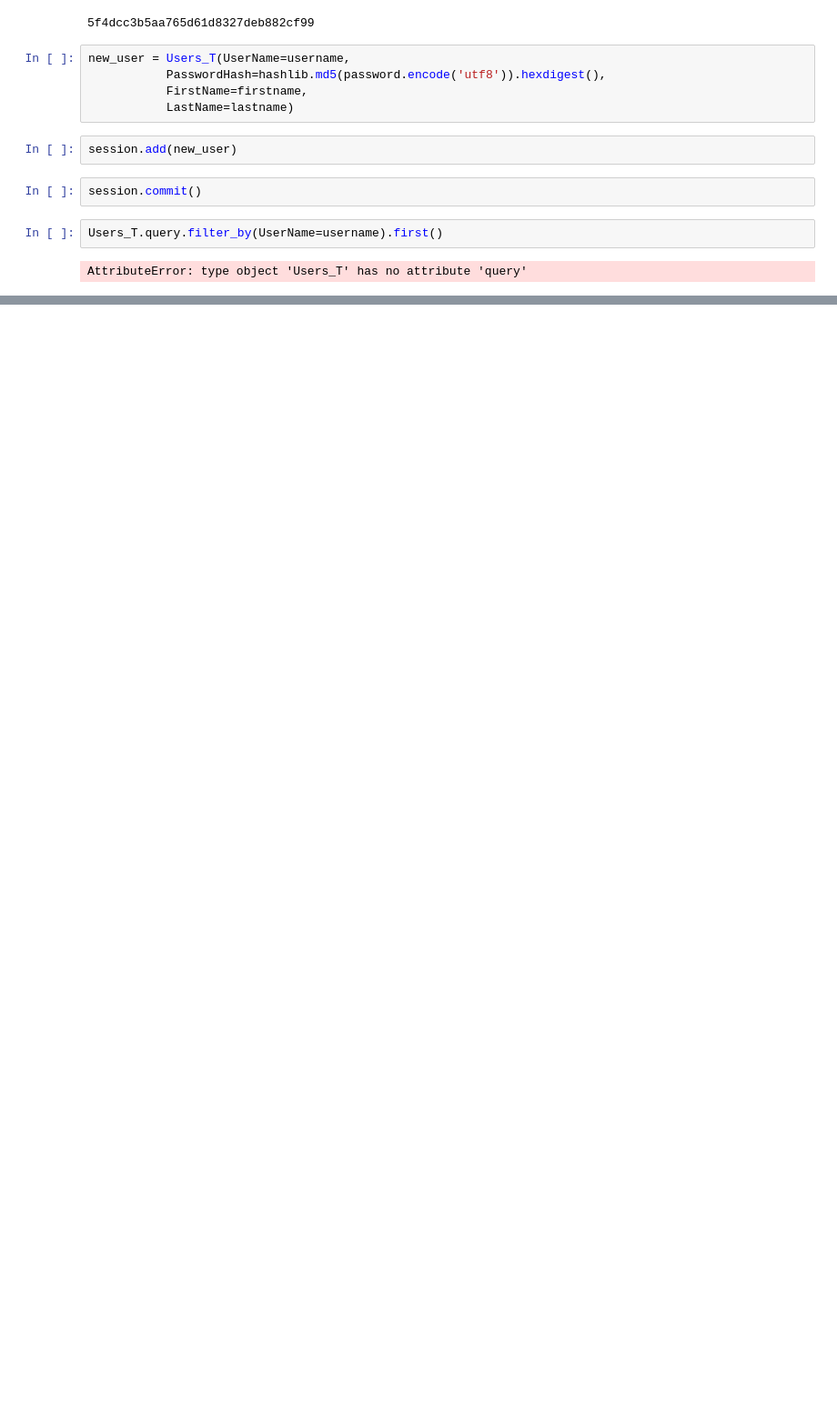
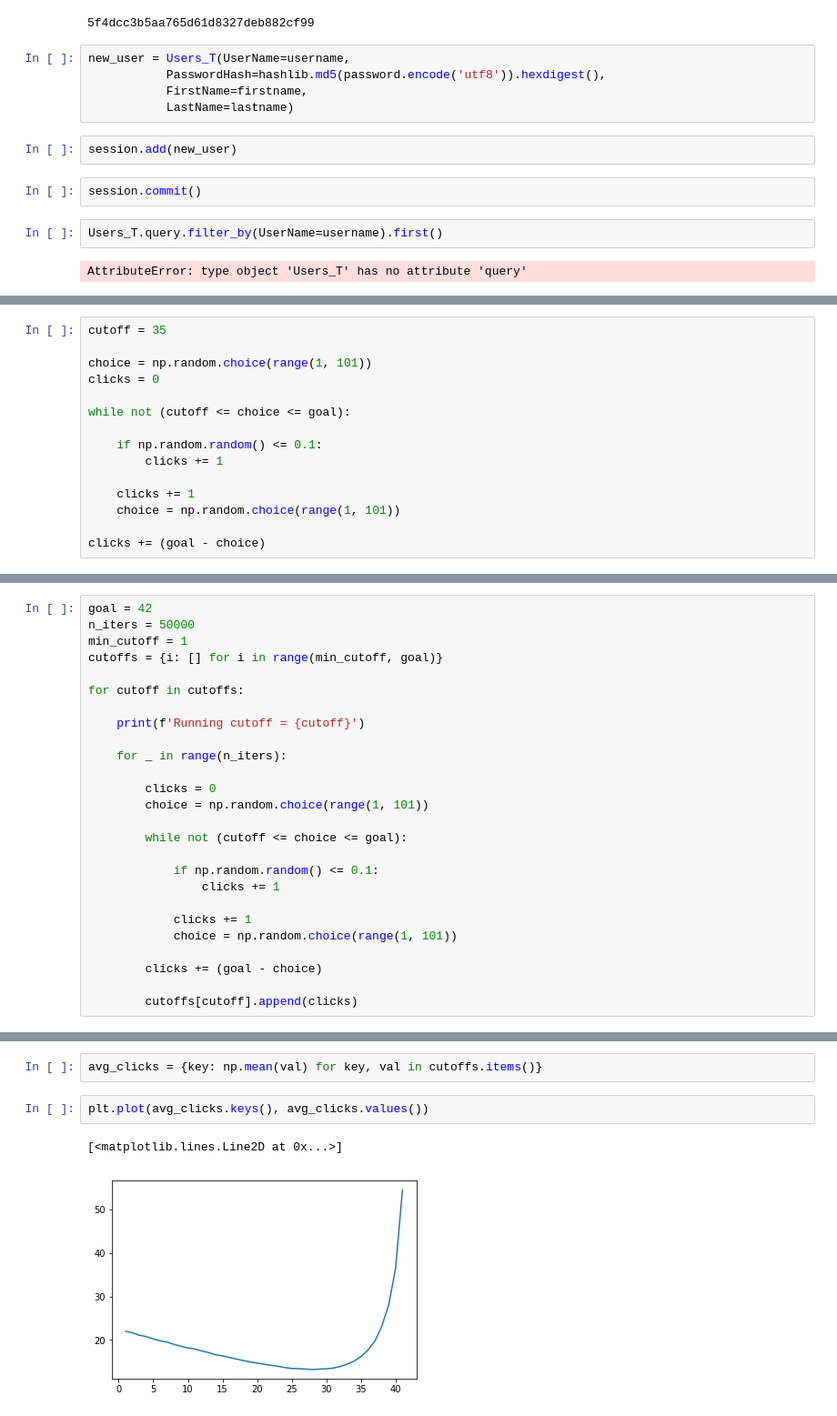
Before and after one commit to tracetidwell/ncr, a Jupyter notebook: ncr_challenge.ipynb, the cells around one changed output, grey strips where cells are left out. Shown: that part at 91% size. Cells and saved outputs as stored; diff of their text form; blank space fills up the shorter version.

```diff
--- a/ncr_challenge.ipynb
+++ b/ncr_challenge.ipynb
@@ -389,0 +554,15 @@ AttributeError: type object 'Users_T' has no attribute 'query'
+# %%
+cutoff = 35
+
+choice = np.random.choice(range(1, 101))
+clicks = 0
+
+while not (cutoff <= choice <= goal):
+
+    if np.random.random() <= 0.1:
+        clicks += 1
+
+    clicks += 1
+    choice = np.random.choice(range(1, 101))
+
+clicks += (goal - choice)
@@ -389,0 +573,26 @@ AttributeError: type object 'Users_T' has no attribute 'query'
+# %%
+goal = 42
+n_iters = 50000
+min_cutoff = 1
+cutoffs = {i: [] for i in range(min_cutoff, goal)}
+
+for cutoff in cutoffs:
+
+    print(f'Running cutoff = {cutoff}')
+
+    for _ in range(n_iters):
+
+        clicks = 0
+        choice = np.random.choice(range(1, 101))
+
+        while not (cutoff <= choice <= goal):
+
+            if np.random.random() <= 0.1:
+                clicks += 1
+
+            clicks += 1
+            choice = np.random.choice(range(1, 101))
+
+        clicks += (goal - choice)
+
+        cutoffs[cutoff].append(clicks)
@@ -389,0 +617,7 @@ AttributeError: type object 'Users_T' has no attribute 'query'
+# %%
+avg_clicks = {key: np.mean(val) for key, val in cutoffs.items()}
+# %%
+plt.plot(avg_clicks.keys(), avg_clicks.values())
+# %% [output]
+[<matplotlib.lines.Line2D at 0x...>]
+[figure, added]
```
Also changed, not shown: parts of 57 cells of this notebook, 4 other files.
